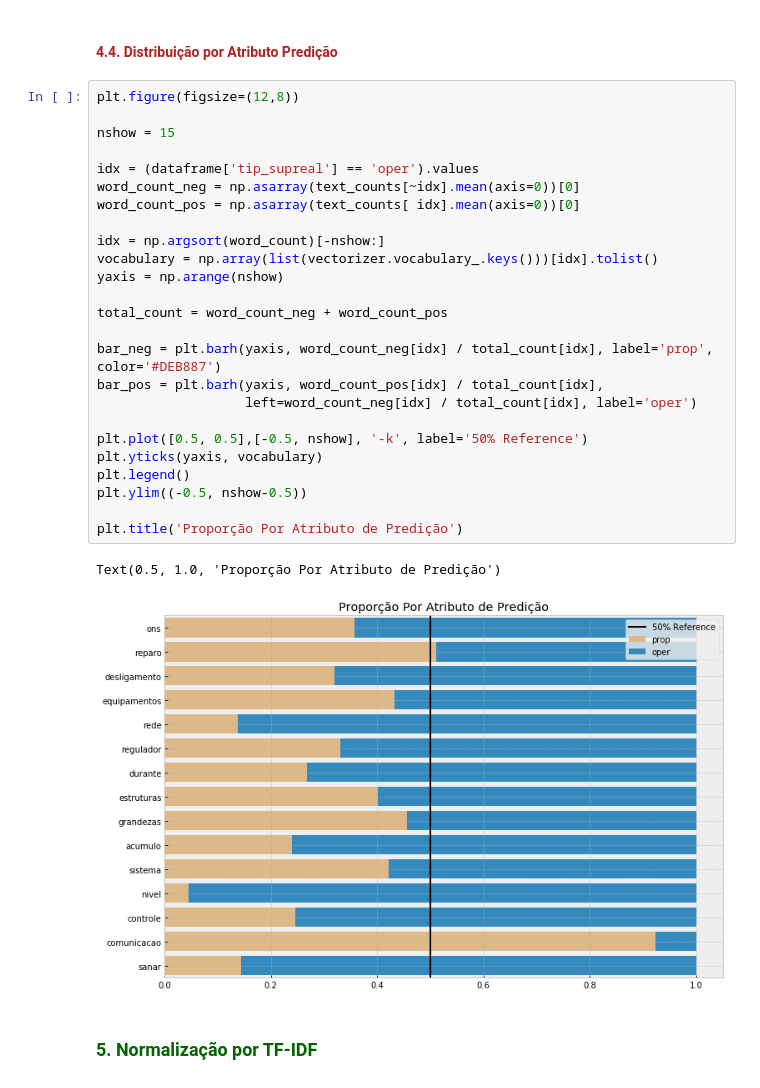
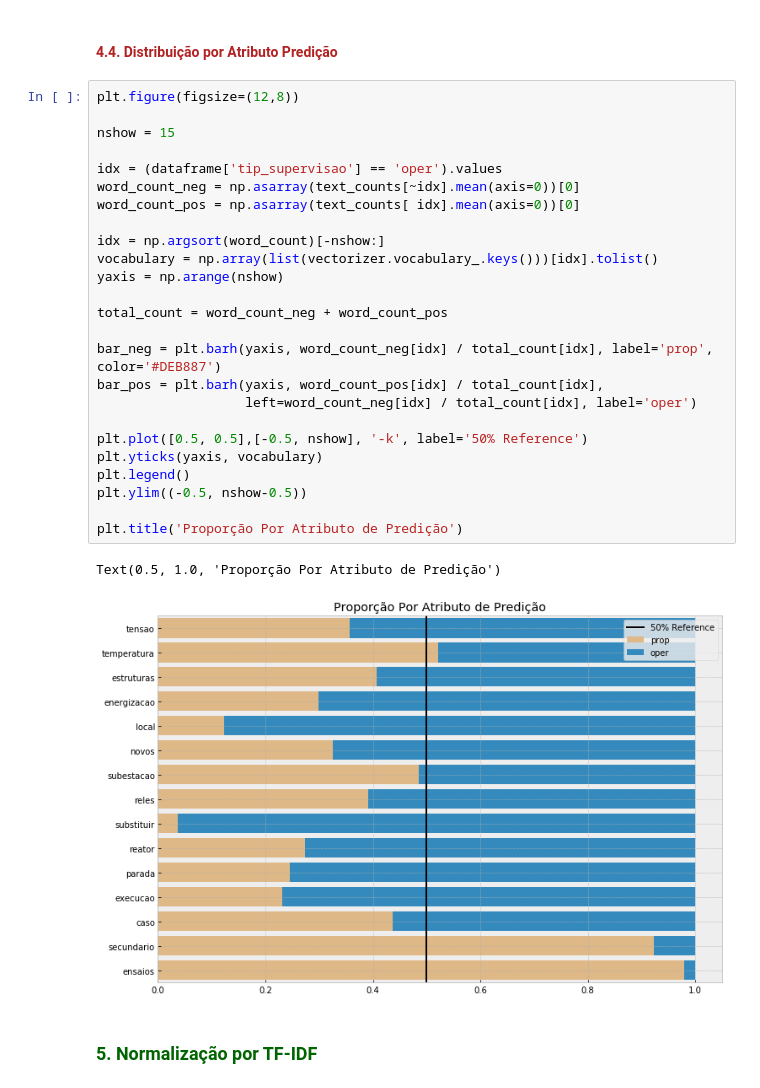
Before and after one commit to tciodaro/mit_data_science, a Jupyter notebook: Code/Analysis/feature_analysis.ipynb, the cells around one changed output. Drawn from its saved outputs; the diff is of its cells as text.

```diff
--- a/Code/Analysis/feature_analysis.ipynb
+++ b/Code/Analysis/feature_analysis.ipynb
@@ -126,31 +126,31 @@ Text(0.5, 1.0, 'Distribuição de frequencia das palavras')
 # %%
 plt.figure(figsize=(12,8))
 
 nshow = 15
 
-idx = (dataframe['tip_supreal'] == 'oper').values
+idx = (dataframe['tip_supervisao'] == 'oper').values
 word_count_neg = np.asarray(text_counts[~idx].mean(axis=0))[0]
 word_count_pos = np.asarray(text_counts[ idx].mean(axis=0))[0]
 
 idx = np.argsort(word_count)[-nshow:]
 vocabulary = np.array(list(vectorizer.vocabulary_.keys()))[idx].tolist()
 yaxis = np.arange(nshow)
 
 total_count = word_count_neg + word_count_pos
 
 bar_neg = plt.barh(yaxis, word_count_neg[idx] / total_count[idx], label='prop', color='#DEB887')
 bar_pos = plt.barh(yaxis, word_count_pos[idx] / total_count[idx],
                    left=word_count_neg[idx] / total_count[idx], label='oper')
 
 plt.plot([0.5, 0.5],[-0.5, nshow], '-k', label='50% Reference')
 plt.yticks(yaxis, vocabulary)
 plt.legend()
 plt.ylim((-0.5, nshow-0.5))
 
 plt.title('Proporção Por Atributo de Predição')
 # %% [output]
 Text(0.5, 1.0, 'Proporção Por Atributo de Predição')
-[figure, old version]
+[figure, new version]
 # %% [markdown]
 ### <span style="color:#006400">**5. Normalização por TF-IDF**</span>
 # %%
```
Also changed, not shown: parts of 14 cells of this notebook, 52 other files.
